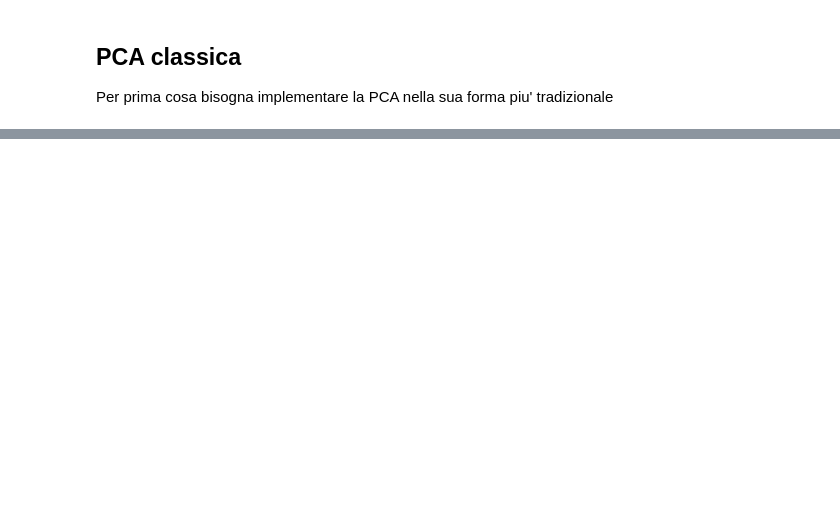
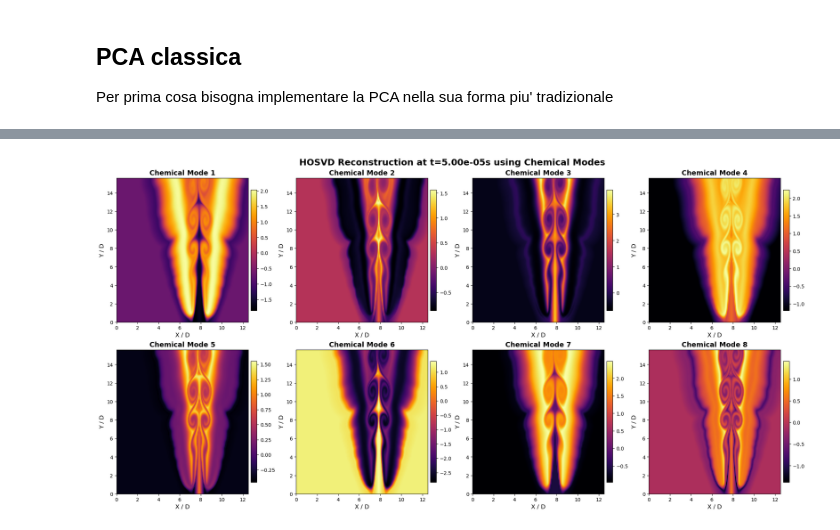
Before and after one commit to Isi2000/SIMPOSIUM_41, a Jupyter notebook: pca_vs_hopca.ipynb, the cells around one changed output, grey strips where cells are left out. Drawn from its saved outputs; the diff is of its cells as text; code cells hidden in the pictures; blank space fills up the shorter version.

```diff
--- a/pca_vs_hopca.ipynb
+++ b/pca_vs_hopca.ipynb
@@ -543,0 +567,45 @@ plt.show()
+# %%
+for dataset_path, result in decomposition_results.items():
+    factors = result['factors']
+    core = result['core']
+
+    U_y = factors[0]      # Spatial Y factor (Ny_sub, Ny_sub)
+    U_x = factors[1]      # Spatial X factor (Nx_sub, Nx_sub)
+    U_chem = factors[2]   # Chemical dimension factor (8, 8)
+    U_time = factors[3]   # Time factor (200, 200)
+
+    t = 10  # Time snapshot
+    Lx, Ly = 12.5, 15.6  # domain size in D units
+    time_conversion_factor = 5e-06
+
+    fig, axes = plt.subplots(2, 4, figsize=(20, 10), constrained_layout=True)
+    fig.suptitle(f"HOSVD Reconstruction at t={t * time_conversion_factor:.2e}s using Chemical Modes",
+                 fontsize=18, fontweight='bold')
+
+    axes = axes.flatten()
+
+    for mode in range(8):
+        reconstructed = multi_mode_dot(core, [U_y, U_x,U_chem[:, mode], U_time], modes=[0,1,2,3])
+        reconstructed_t10 = reconstructed[:, :, t]
+        ax = axes[mode]
+        im = ax.imshow(
+            reconstructed_t10,
+            cmap='inferno',
+            origin='lower',
+            extent=[0, Lx, 0, Ly],
+            aspect='auto'
+        )
+
+        ax.set_title(f'Chemical Mode {mode + 1}', fontsize=14, fontweight='bold')
+        ax.set_xlabel("X / D", fontsize=12)
+        ax.set_ylabel("Y / D", fontsize=12)
+        ax.tick_params(labelsize=10)
+
+        # Add colorbar for each subplot
+        cbar = fig.colorbar(im, ax=ax, orientation='vertical', pad=0.02, fraction=0.046)
+        cbar.ax.tick_params(labelsize=10)
+
+    plt.savefig(f'README_PLOTS/hosvd_reconstruction_t10_chemical_modes.png', dpi=300, bbox_inches='tight')
+    plt.show()
+# %% [output]
+[figure, added]
```
Also changed, not shown: parts of 25 cells of this notebook.
